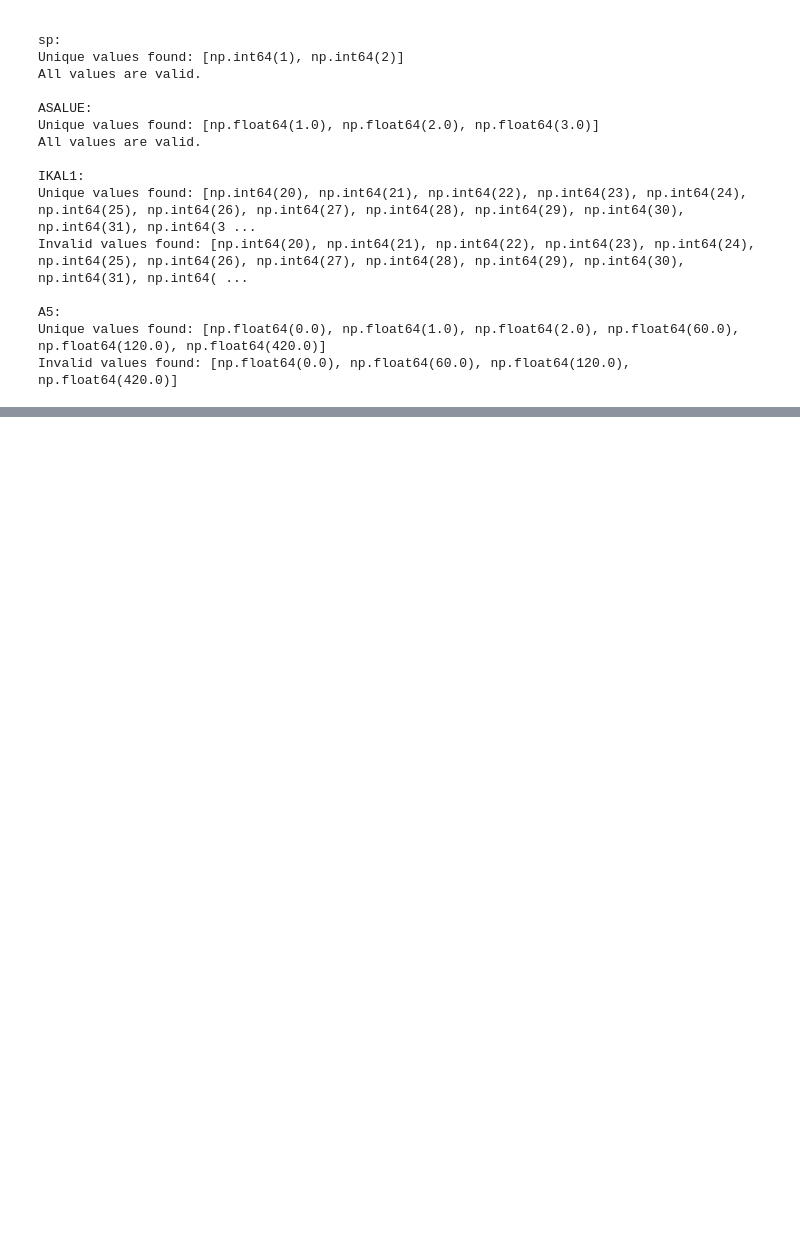
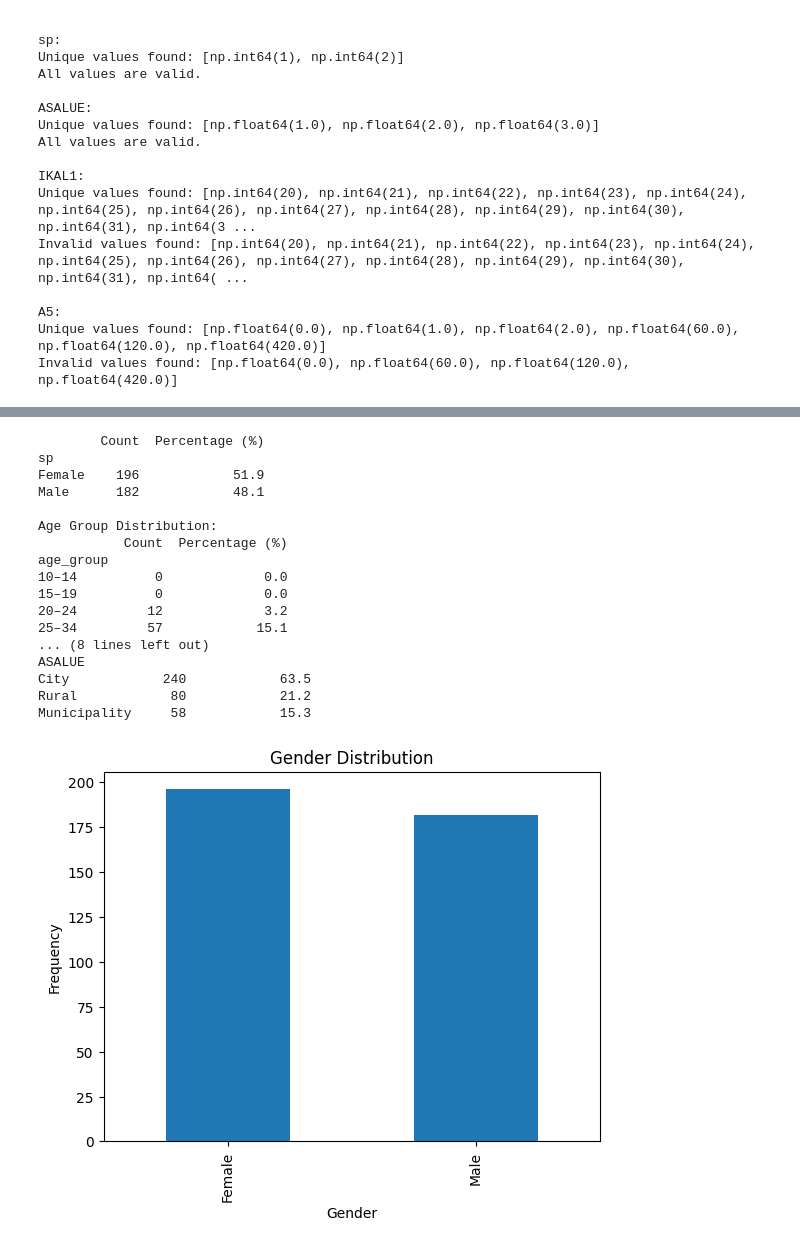
Before and after one commit to AyanaGuruge/Statistical-Data-Analysis-Project-2026, a Jupyter notebook: Group160_1.ipynb, the cells around one changed output, grey strips where cells are left out. Saved outputs shown, nothing was run; the diff lists cells and outputs as text; code cells hidden in the pictures; blank space fills up the shorter version.

```diff
--- a/Group160_1.ipynb
+++ b/Group160_1.ipynb
@@ -209,0 +321,5 @@ Invalid values found: [np.float64(0.0), np.float64(60.0), np.float64(120.0), np.
+# %%
+persons = df_clean.drop_duplicates(subset=['kohde', 'jasen'])
+
+print("df_clean shape:", df_clean.shape)
+print("persons shape:", persons.shape)
@@ -209,0 +340,75 @@ Invalid values found: [np.float64(0.0), np.float64(60.0), np.float64(120.0), np.
+# %%
+# Gender distribution
+gender_counts = persons["sp"].value_counts()
+gender_pct = (gender_counts / len(persons) * 100).round(1)
+
+pd.DataFrame({
+    "Count": gender_counts,
+    "Percentage (%)": gender_pct
+})
+print(pd.DataFrame({
+    "Count": gender_counts,
+    "Percentage (%)": gender_pct
+}))
+
+age_counts = persons["age_group"].value_counts().sort_index()
+age_pct = (age_counts / len(persons) * 100).round(1)
+
+pd.DataFrame({
+    "Count": age_counts,
+    "Percentage (%)": age_pct
+})
+
+print("\nAge Group Distribution:")
+print(pd.DataFrame({
+    "Count": age_counts,
+    "Percentage (%)": age_pct
+}))
+
+env_counts = persons["ASALUE"].value_counts()
+env_pct = (env_counts / len(persons) * 100).round(1)
+
+pd.DataFrame({
+    "Count": env_counts,
+    "Percentage (%)": env_pct
+})
+
+print("\nLiving Environment Distribution:")
+print(pd.DataFrame({
+    "Count": env_counts,
+    "Percentage (%)": env_pct
+}))
+
+gender_counts.plot(kind="bar", title="Gender Distribution")
+plt.ylabel("Frequency")
+plt.xlabel("Gender")
+plt.show()
+
+age_counts.plot(kind="bar", title="Age Group Distribution")
+plt.ylabel("Frequency")
+plt.xlabel("Age Group")
+plt.show()
+
+env_counts.plot(kind="bar", title="Living Environment Distribution")
+plt.ylabel("Frequency")
+plt.xlabel("Living Environment")
+plt.show()
+# %% [output]
+        Count  Percentage (%)
+sp
+Female    196            51.9
+Male      182            48.1
+
+Age Group Distribution:
+           Count  Percentage (%)
+age_group
+10–14          0             0.0
+15–19          0             0.0
+20–24         12             3.2
+25–34         57            15.1
+... (8 lines left out)
+ASALUE
+City            240            63.5
+Rural            80            21.2
+Municipality     58            15.3
+[figure, added]
```
Also changed, not shown: parts of 27 cells of this notebook.
